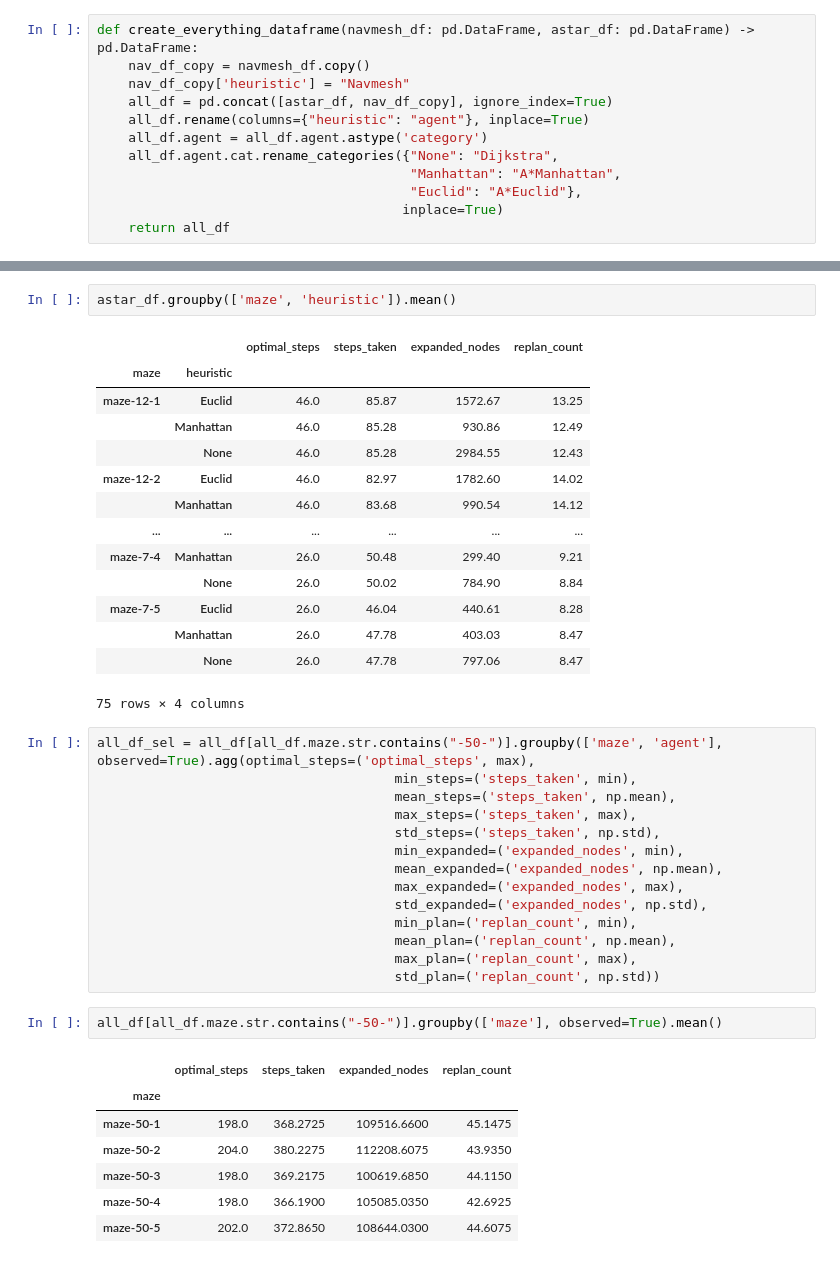
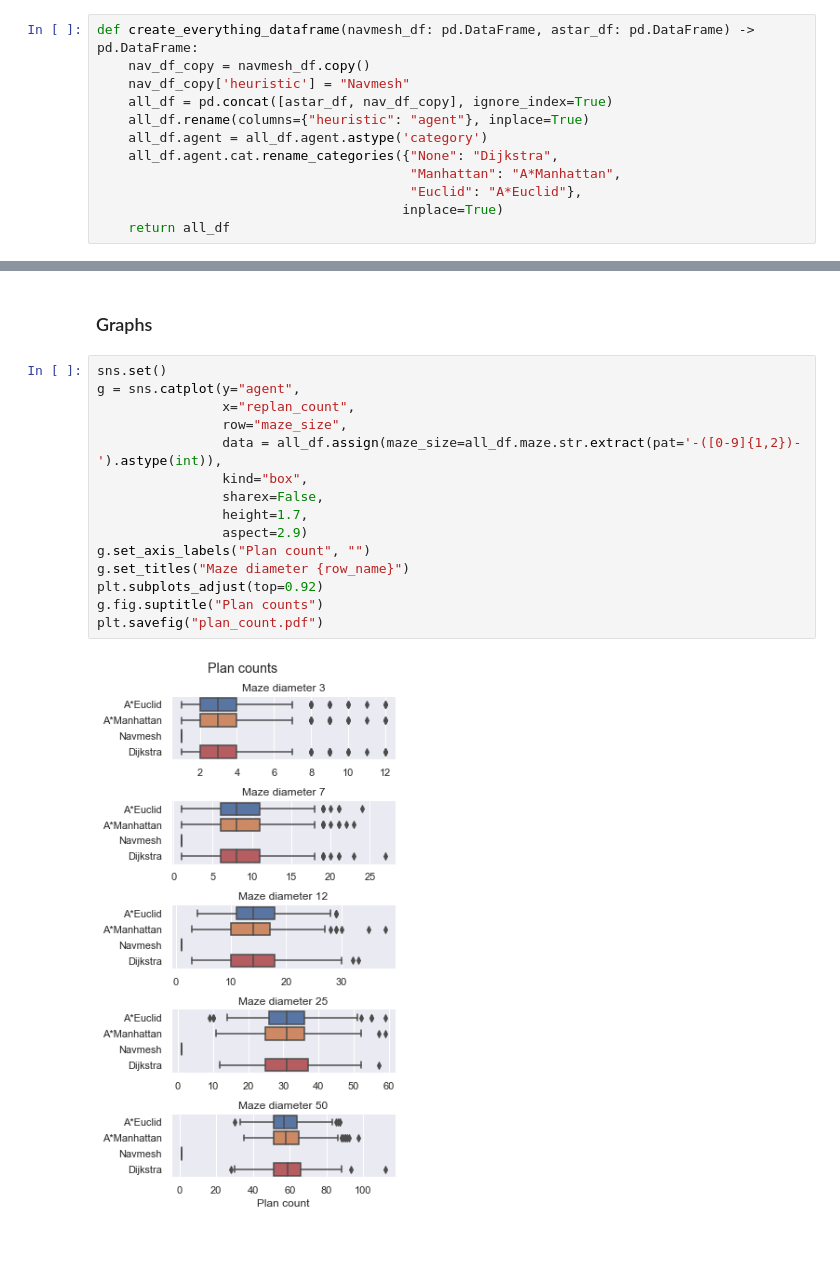
Before and after one commit to prokopCerny/CTU_PUI_2020, a Jupyter notebook: Sem02_probabilistic_planning/experiments.ipynb, the cells around one changed output, grey strips where cells are left out. Cells and saved outputs as stored; diff of their text form.

```diff
--- a/Sem02_probabilistic_planning/experiments.ipynb
+++ b/Sem02_probabilistic_planning/experiments.ipynb
@@ -224,41 +243,19 @@ nav_df_sel
-# %%
-astar_df.groupby(['maze', 'heuristic']).mean()
-# %% [output]
-|  |  | optimal_steps | steps_taken | expanded_nodes | replan_count |
-| maze | heuristic |  |  |  |  |
-| maze-12-1 | Euclid | 46.0 | 85.87 | 1572.67 | 13.25 |
-|  | Manhattan | 46.0 | 85.28 | 930.86 | 12.49 |
-|  | None | 46.0 | 85.28 | 2984.55 | 12.43 |
-| maze-12-2 | Euclid | 46.0 | 82.97 | 1782.60 | 14.02 |
-|  | Manhattan | 46.0 | 83.68 | 990.54 | 14.12 |
-| ... | ... | ... | ... | ... | ... |
-| maze-7-4 | Manhattan | 26.0 | 50.48 | 299.40 | 9.21 |
-|  | None | 26.0 | 50.02 | 784.90 | 8.84 |
-| maze-7-5 | Euclid | 26.0 | 46.04 | 440.61 | 8.28 |
-|  | Manhattan | 26.0 | 47.78 | 403.03 | 8.47 |
-|  | None | 26.0 | 47.78 | 797.06 | 8.47 |
-75 rows × 4 columns
-# %%
-all_df_sel = all_df[all_df.maze.str.contains("-50-")].groupby(['maze', 'agent'], observed=True).agg(optimal_steps=('optimal_steps', max),
-                                      min_steps=('steps_taken', min),
-                                      mean_steps=('steps_taken', np.mean),
-                                      max_steps=('steps_taken', max),
-                                      std_steps=('steps_taken', np.std),
-                                      min_expanded=('expanded_nodes', min),
-                                      mean_expanded=('expanded_nodes', np.mean),
-                                      max_expanded=('expanded_nodes', max),
-                                      std_expanded=('expanded_nodes', np.std),
-                                      min_plan=('replan_count', min),
-                                      mean_plan=('replan_count', np.mean),
-                                      max_plan=('replan_count', max),
-                                      std_plan=('replan_count', np.std))
-# %%
-all_df[all_df.maze.str.contains("-50-")].groupby(['maze'], observed=True).mean()
-# %% [output]
-|  | optimal_steps | steps_taken | expanded_nodes | replan_count |
-| maze |  |  |  |  |
-| maze-50-1 | 198.0 | 368.2725 | 109516.6600 | 45.1475 |
-| maze-50-2 | 204.0 | 380.2275 | 112208.6075 | 43.9350 |
-| maze-50-3 | 198.0 | 369.2175 | 100619.6850 | 44.1150 |
-| maze-50-4 | 198.0 | 366.1900 | 105085.0350 | 42.6925 |
-| maze-50-5 | 202.0 | 372.8650 | 108644.0300 | 44.6075 |
+# %% [markdown]
+### Graphs
+# %%
+sns.set()
+g = sns.catplot(y="agent",
+                x="replan_count",
+                row="maze_size",
+                data = all_df.assign(maze_size=all_df.maze.str.extract(pat='-([0-9]{1,2})-').astype(int)),
+                kind="box",
+                sharex=False,
+                height=1.7,
+                aspect=2.9)
+g.set_axis_labels("Plan count", "")
+g.set_titles("Maze diameter {row_name}")
+plt.subplots_adjust(top=0.92)
+g.fig.suptitle("Plan counts")
+plt.savefig("plan_count.pdf")
+# %% [output]
+[figure, added]
```
Also changed, not shown: parts of 26 cells of this notebook, 1 other file.
